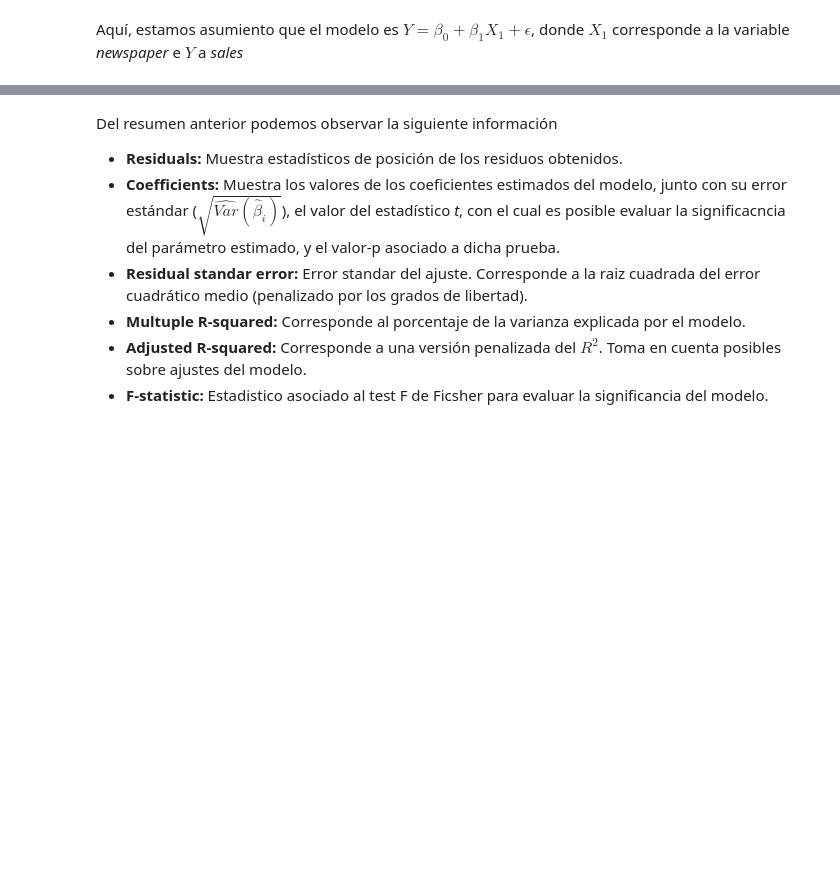
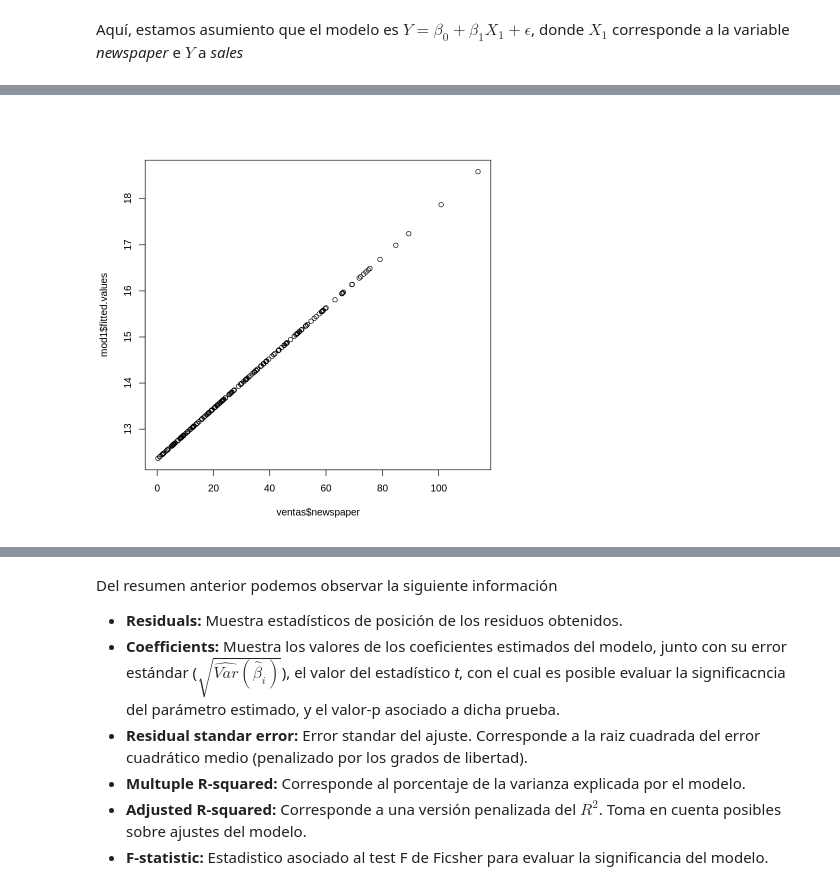
Before and after one commit to rodrigo-coco-espinoza/Introduccion_a_ciencia_de_datos_R_v2, a Jupyter notebook: Clases/Clase7/Clase7_1_Regresion_lineal_en_r.ipynb, the cells around one changed output, grey strips where cells are left out. Cells and saved outputs as stored; diff of their text form; code cells hidden in the pictures; blank space fills up the shorter version.

```diff
--- a/Clases/Clase7/Clase7_1_Regresion_lineal_en_r.ipynb
+++ b/Clases/Clase7/Clase7_1_Regresion_lineal_en_r.ipynb
@@ -69,0 +159,4 @@ Aquí, estamos asumiento que el modelo es $Y = \beta_0 + \beta_1X_1+ \epsilon$,
+# %%
+plot(ventas$newspaper, mod1$fitted.values) # Cada punto se corresponde con su valor "predicho" por el modelo lineal
+# %% [output]
+[figure, added]
```
Also changed, not shown: parts of 33 cells of this notebook.
